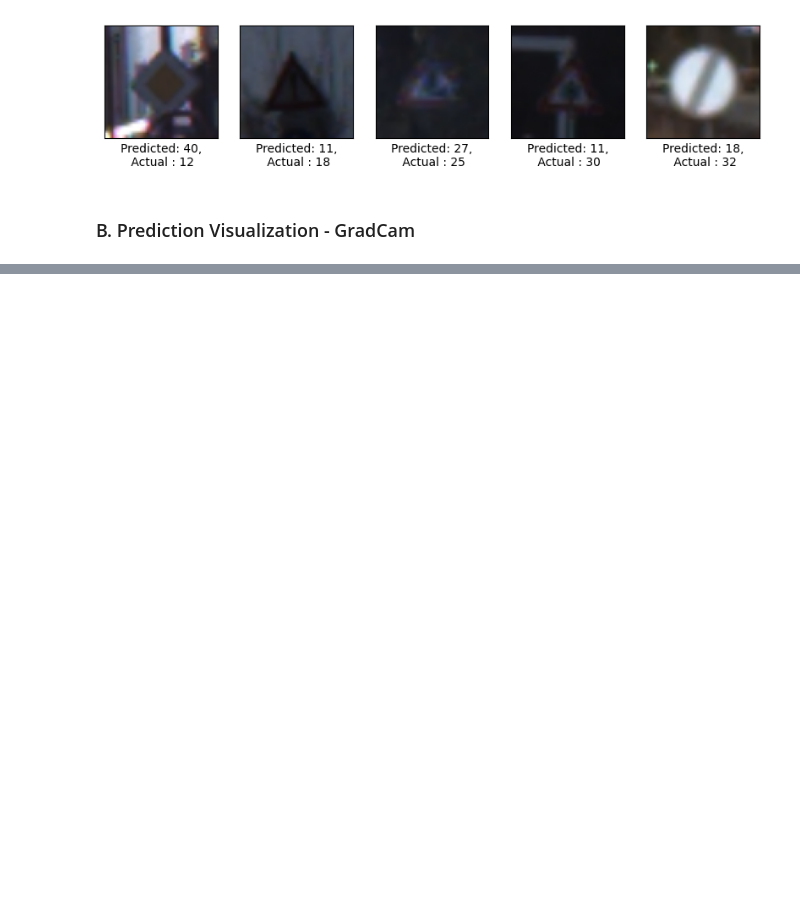
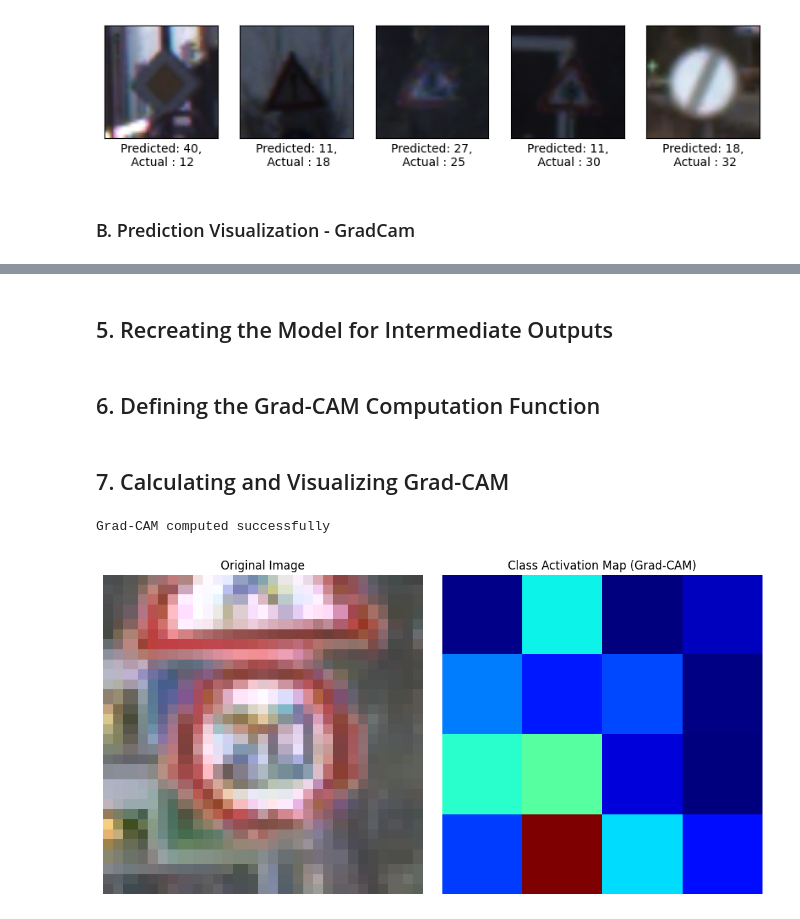
Before and after one commit to Medkallel/Road-Signs-Deep-Learning-Classification, a Jupyter notebook: Models_Training.ipynb, the cells around one changed output, grey strips where cells are left out. Saved outputs shown, nothing was run; the diff lists cells and outputs as text; code cells hidden in the pictures; blank space fills up the shorter version.

Commit message:
Grad cam

```diff
--- a/Models_Training.ipynb
+++ b/Models_Training.ipynb
@@ -445,0 +475,2 @@ plt.show()
+# %% [markdown]
+## 5. Recreating the Model for Intermediate Outputs
@@ -445,0 +492,52 @@ plt.show()
+# %% [markdown]
+## 6. Defining the Grad-CAM Computation Function
+# %%
+# Function to compute Grad-CAM
+def compute_grad_cam(model, img_array, class_index):
+    with tf.GradientTape() as tape:  # Record the operations for automatic differentiation
+        conv_outputs, predictions = model(img_array)  # Get outputs from the model
+        loss = predictions[:, class_index]  # Select the loss corresponding to the specified class index
+
+    grads = tape.gradient(loss, conv_outputs)  # Compute the gradients of the loss with respect to the convolutional outputs
+    pooled_grads = tf.reduce_mean(grads, axis=(0, 1, 2))  # Pool the gradients across the spatial dimensions
+
+    conv_outputs = conv_outputs[0]  # Remove the batch dimension from conv_outputs
+    # Compute the Grad-CAM heatmap by multiplying pooled gradients with convolutional outputs
+    heatmap = tf.reduce_mean(tf.multiply(pooled_grads, conv_outputs), axis=-1)
+
+    # Scale the heatmap
+    heatmap = tf.maximum(heatmap, 0)  # Set negative values to zero
+    heatmap /= tf.math.reduce_max(heatmap)  # Normalize the heatmap
+    return heatmap.numpy()  # Return the heatmap as a NumPy array
+# %% [markdown]
+## 7. Calculating and Visualizing Grad-CAM
+# %%
+# Compute Grad-CAM
+try:
+    class_index = 0  # Replace with the appropriate class index
+    heatmap = compute_grad_cam(model, img_array, class_index)  # Compute the Grad-CAM heatmap
+    print("Grad-CAM computed successfully")  # Confirm successful computation
+
+    # Display Grad-CAM results
+    plt.figure(figsize=(10, 5))  # Set figure size for the plots
+
+    plt.subplot(1, 2, 1)  # Create a subplot for the original image
+    plt.imshow(img_array[0].astype("uint8"))  # Display the original image
+    plt.title('Original Image')  # Title for the original image
+    plt.axis('off')  # Hide the axis
+
+    plt.subplot(1, 2, 2)  # Create a subplot for the Grad-CAM heatmap
+    plt.imshow(heatmap, cmap='jet')  # Display the heatmap with a color map
+    plt.title('Class Activation Map (Grad-CAM)')  # Title for the heatmap
+    plt.axis('off')  # Hide the axis
+
+    plt.tight_layout()  # Adjust the layout to prevent overlap
+    plt.show()  # Show the plots
+
+except Exception as e:
+    print(f"An error occurred: {str(e)}")  # Print any errors that occur
+    import traceback  # Import traceback for debugging
+    traceback.print_exc()  # Print the stack trace for the error
+# %% [output]
+Grad-CAM computed successfully
+[figure, added]
```
Also changed, not shown: parts of 22 cells of this notebook, 1 other file.
